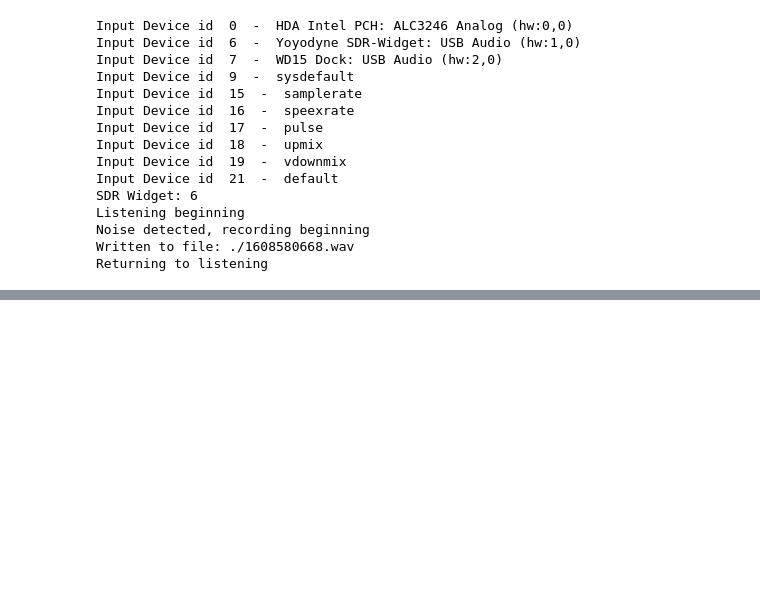
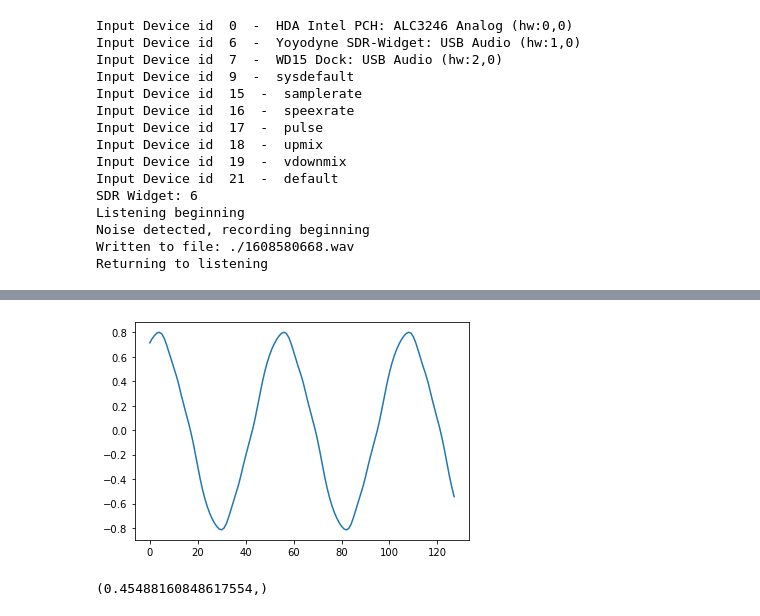
Before and after one commit to UniversalScientificTechnologies/DISDROMETER01, a Jupyter notebook: notebooks/precipitation_recording.ipynb, the cells around one changed output, grey strips where cells are left out. Saved outputs shown, nothing was run; the diff lists cells and outputs as text; code cells hidden in the pictures; blank space fills up the shorter version.

```diff
--- a/notebooks/precipitation_recording.ipynb
+++ b/notebooks/precipitation_recording.ipynb
@@ -271,0 +341,34 @@ b'\x02\x06g;\x01\x00\x9c\xb7\x02\x96d;\x01\x00\n7\x028j;\x01@\x8c8\x02\xf6k;\x02
+# %%
+import socket
+import numpy as np
+import matplotlib.pyplot as plt
+import struct
+
+HOST = 'localhost'  # The server's hostname or IP address
+PORT = 3701        # The port used by the server
+
+with socket.socket(socket.AF_INET, socket.SOCK_STREAM) as s:
+    s.connect((HOST, PORT))
+
+    flag = False
+    while True:
+        data = s.recv(1024)
+
+        voice = []
+
+        for i in range(0,len(data),8):
+            ampl =  struct.unpack('<f', data[i:i+4])
+            voice.append(ampl[0])
+            #if (ampl[0]>1):
+            flag = True
+
+        if flag:
+            plt.plot(voice)
+            flag=False
+            break
+# %% [output]
+[figure, added]
+# %%
+ampl
+# %% [output]
+(0.45488160848617554,)
```
Also changed, not shown: parts of 3 cells of this notebook, 1 other file.
